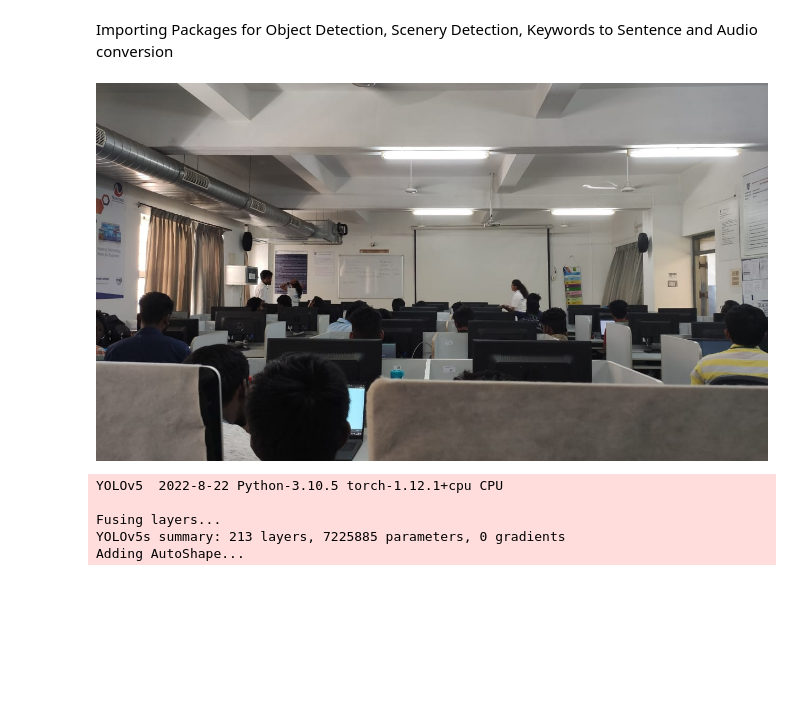
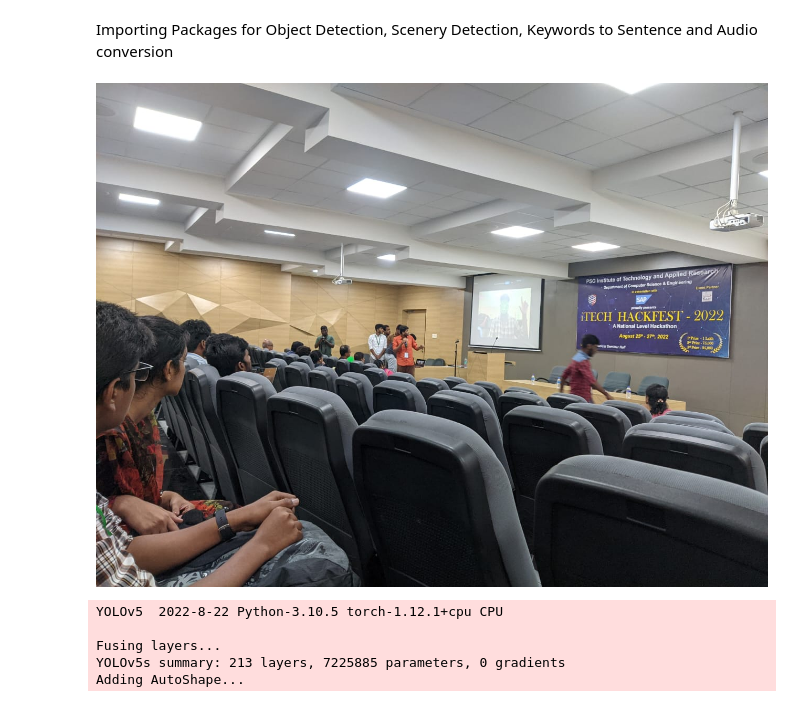
Before and after one commit to phanda1326/Super_I_sense, a Jupyter notebook: superIsense.ipynb, the cells around one changed output. Cells and saved outputs as stored; diff of their text form; code cells hidden in the pictures; blank space fills up the shorter version.

Commit message:
path changes

```diff
--- a/superIsense.ipynb
+++ b/superIsense.ipynb
@@ -21,6 +21,6 @@ sys.path.insert(0,'D:/Super_I_Sense/Scenery Detection/')
 # %%
-path = "D:/Super_I_Sense/Test Images/test1.jpg"
+path = "Test Images/test3.jpg"
 Image(path)
 # %% [output]
-[figure, old version]
+[figure, new version]
 # %%
```
Also changed, not shown: parts of 15 cells of this notebook, 20 other files.
